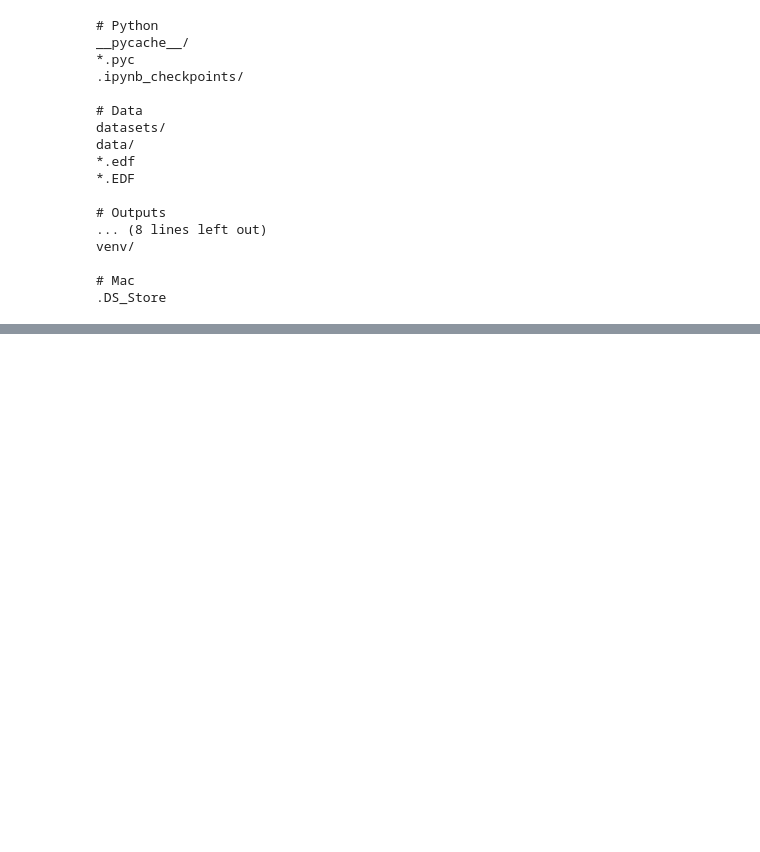
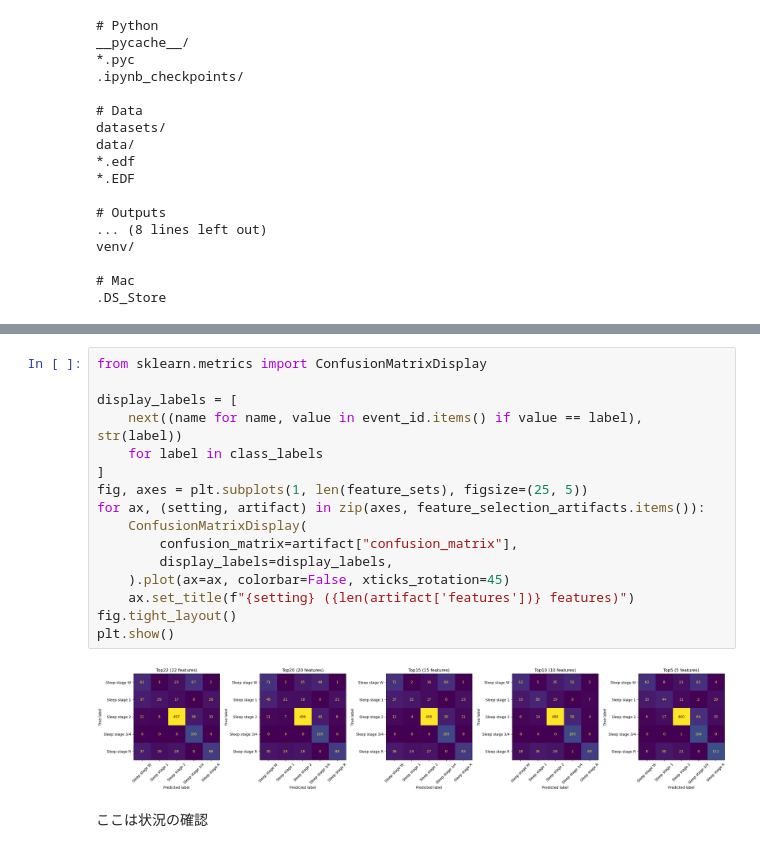
Before and after one commit to naokihayakawa1228/sleep-xai, a Jupyter notebook: notebooks/01_permana_features.ipynb, the cells around one changed output, grey strips where cells are left out. Drawn from its saved outputs; the diff is of its cells as text; blank space fills up the shorter version.

```diff
--- a/notebooks/01_permana_features.ipynb
+++ b/notebooks/01_permana_features.ipynb
@@ -434,0 +726,20 @@ venv/
+# %%
+from sklearn.metrics import ConfusionMatrixDisplay
+
+display_labels = [
+    next((name for name, value in event_id.items() if value == label), str(label))
+    for label in class_labels
+]
+fig, axes = plt.subplots(1, len(feature_sets), figsize=(25, 5))
+for ax, (setting, artifact) in zip(axes, feature_selection_artifacts.items()):
+    ConfusionMatrixDisplay(
+        confusion_matrix=artifact["confusion_matrix"],
+        display_labels=display_labels,
+    ).plot(ax=ax, colorbar=False, xticks_rotation=45)
+    ax.set_title(f"{setting} ({len(artifact['features'])} features)")
+fig.tight_layout()
+plt.show()
+# %% [output]
+[figure, added]
+# %% [markdown]
+ここは状況の確認
```
Also changed, not shown: parts of 16 cells of this notebook.
